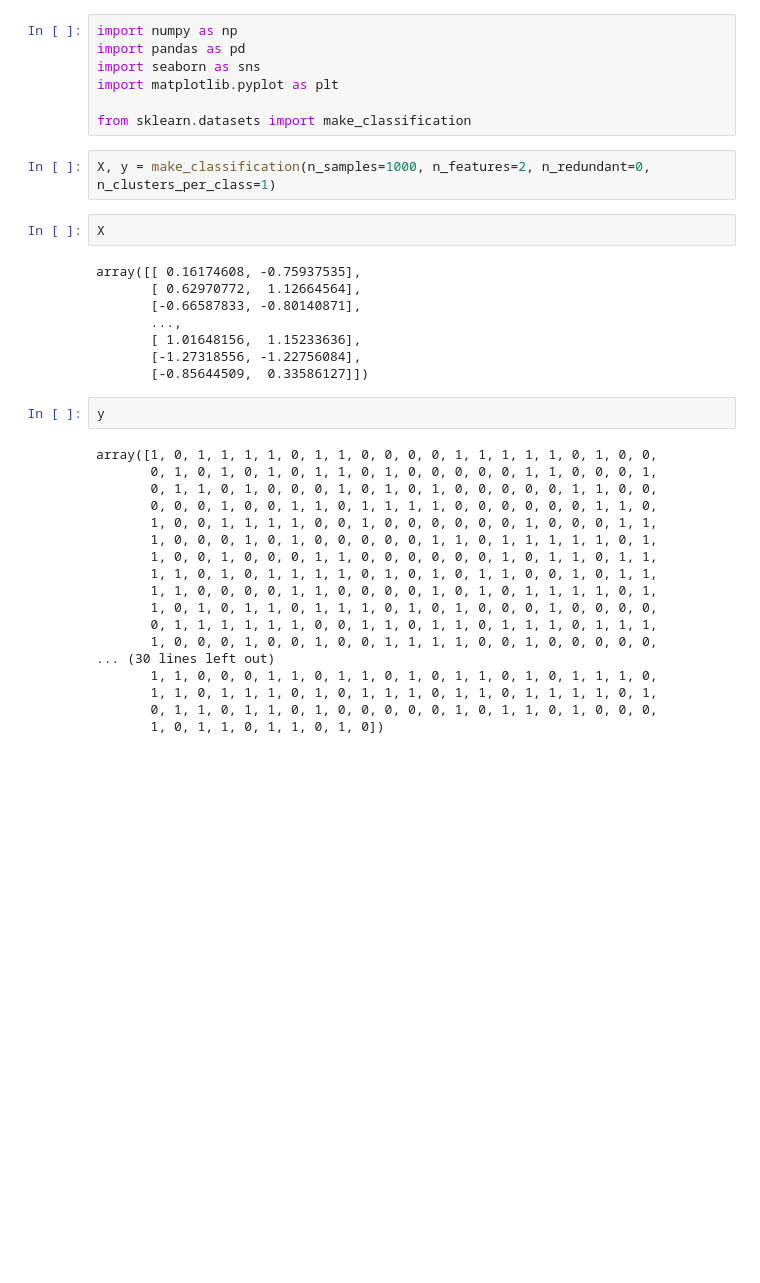
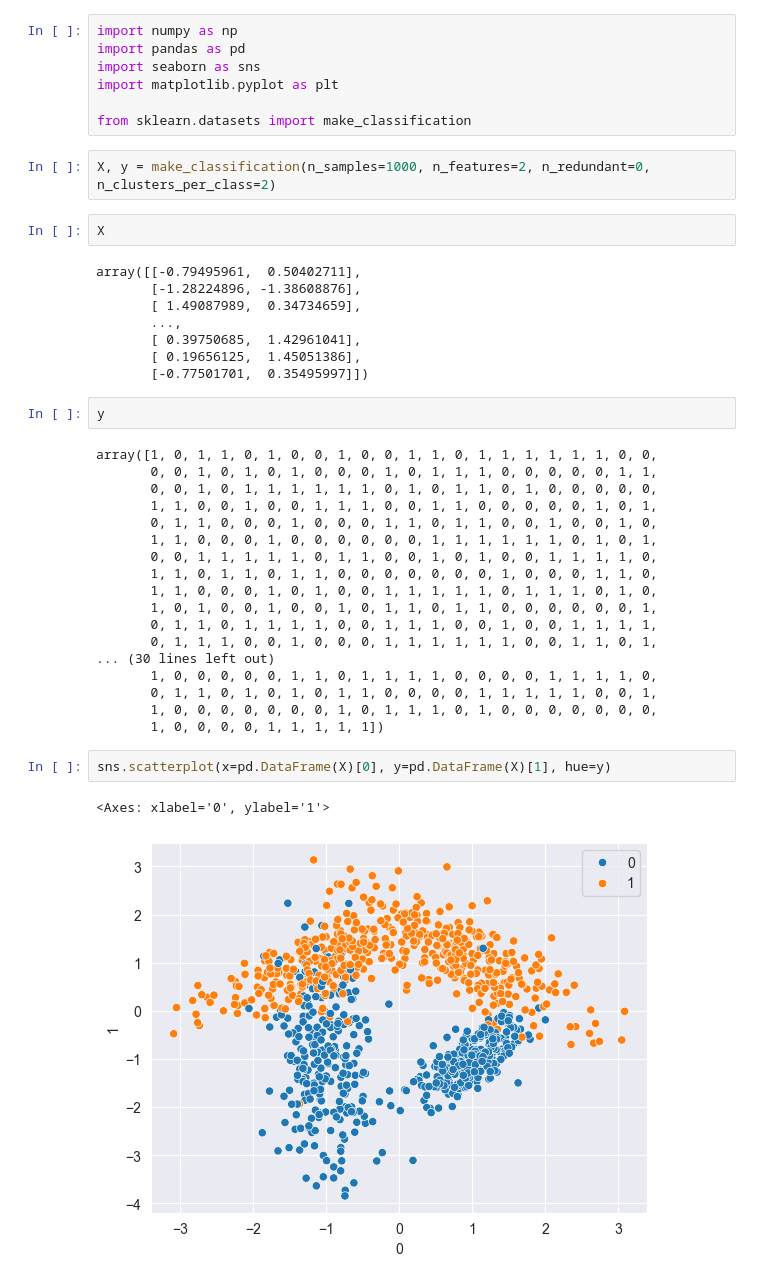
Before and after one commit to itssahilwhat/AI-Fundamentals, a Jupyter notebook: Support Vector Machine/Support Vector Classifier.ipynb, the cells around one changed output. Cells and saved outputs as stored; diff of their text form; blank space fills up the shorter version.

```diff
--- a/Support Vector Machine/Support Vector Classifier.ipynb
+++ b/Support Vector Machine/Support Vector Classifier.ipynb
@@ -6,34 +6,39 @@ import matplotlib.pyplot as plt
 
 from sklearn.datasets import make_classification
 # %%
-X, y = make_classification(n_samples=1000, n_features=2, n_redundant=0, n_clusters_per_class=1)
+X, y = make_classification(n_samples=1000, n_features=2, n_redundant=0, n_clusters_per_class=2)
 # %%
 X
 # %% [output]
-array([[ 0.16174608, -0.75937535],
-       [ 0.62970772,  1.12664564],
-       [-0.66587833, -0.80140871],
+array([[-0.79495961,  0.50402711],
+       [-1.28224896, -1.38608876],
+       [ 1.49087989,  0.34734659],
        ...,
-       [ 1.01648156,  1.15233636],
-       [-1.27318556, -1.22756084],
-       [-0.85644509,  0.33586127]])
+       [ 0.39750685,  1.42961041],
+       [ 0.19656125,  1.45051386],
+       [-0.77501701,  0.35495997]])
 # %%
 y
 # %% [output]
-array([1, 0, 1, 1, 1, 1, 0, 1, 1, 0, 0, 0, 0, 1, 1, 1, 1, 1, 0, 1, 0, 0,
-       0, 1, 0, 1, 0, 1, 0, 1, 1, 0, 1, 0, 0, 0, 0, 0, 1, 1, 0, 0, 0, 1,
-       0, 1, 1, 0, 1, 0, 0, 0, 1, 0, 1, 0, 1, 0, 0, 0, 0, 0, 1, 1, 0, 0,
-       0, 0, 0, 1, 0, 0, 1, 1, 0, 1, 1, 1, 1, 0, 0, 0, 0, 0, 0, 1, 1, 0,
-       1, 0, 0, 1, 1, 1, 1, 0, 0, 1, 0, 0, 0, 0, 0, 0, 1, 0, 0, 0, 1, 1,
-       1, 0, 0, 0, 1, 0, 1, 0, 0, 0, 0, 0, 1, 1, 0, 1, 1, 1, 1, 1, 0, 1,
-       1, 0, 0, 1, 0, 0, 0, 1, 1, 0, 0, 0, 0, 0, 0, 1, 0, 1, 1, 0, 1, 1,
-       1, 1, 0, 1, 0, 1, 1, 1, 1, 0, 1, 0, 1, 0, 1, 1, 0, 0, 1, 0, 1, 1,
-       1, 1, 0, 0, 0, 0, 1, 1, 0, 0, 0, 0, 1, 0, 1, 0, 1, 1, 1, 1, 0, 1,
-       1, 0, 1, 0, 1, 1, 0, 1, 1, 1, 0, 1, 0, 1, 0, 0, 0, 1, 0, 0, 0, 0,
-       0, 1, 1, 1, 1, 1, 1, 0, 0, 1, 1, 0, 1, 1, 0, 1, 1, 1, 0, 1, 1, 1,
-       1, 0, 0, 0, 1, 0, 0, 1, 0, 0, 1, 1, 1, 1, 0, 0, 1, 0, 0, 0, 0, 0,
+array([1, 0, 1, 1, 0, 1, 0, 0, 1, 0, 0, 1, 1, 0, 1, 1, 1, 1, 1, 1, 0, 0,
+       0, 0, 1, 0, 1, 0, 1, 0, 0, 0, 1, 0, 1, 1, 1, 0, 0, 0, 0, 0, 1, 1,
+       0, 0, 1, 0, 1, 1, 1, 1, 1, 1, 0, 1, 0, 1, 1, 0, 1, 0, 0, 0, 0, 0,
+       1, 1, 0, 0, 1, 0, 0, 1, 1, 1, 0, 0, 1, 1, 0, 0, 0, 0, 0, 1, 0, 1,
+       0, 1, 1, 0, 0, 0, 1, 0, 0, 0, 1, 1, 0, 1, 1, 0, 0, 1, 0, 0, 1, 0,
+       1, 1, 0, 0, 0, 1, 0, 0, 0, 0, 0, 0, 1, 1, 1, 1, 1, 1, 0, 1, 0, 1,
+       0, 0, 1, 1, 1, 1, 1, 0, 1, 1, 0, 0, 1, 0, 1, 0, 0, 1, 1, 1, 1, 0,
+       1, 1, 0, 1, 1, 0, 1, 1, 0, 0, 0, 0, 0, 0, 0, 1, 0, 0, 0, 1, 1, 0,
+       1, 1, 0, 0, 0, 1, 0, 1, 0, 0, 1, 1, 1, 1, 1, 0, 1, 1, 1, 0, 1, 0,
+       1, 0, 1, 0, 0, 1, 0, 0, 1, 0, 1, 1, 0, 1, 1, 0, 0, 0, 0, 0, 0, 1,
+       0, 1, 1, 0, 1, 1, 1, 1, 0, 0, 1, 1, 1, 0, 0, 1, 0, 0, 1, 1, 1, 1,
+       0, 1, 1, 1, 0, 0, 1, 0, 0, 0, 1, 1, 1, 1, 1, 1, 0, 0, 1, 1, 0, 1,
 ... (30 lines left out)
-       1, 1, 0, 0, 0, 1, 1, 0, 1, 1, 0, 1, 0, 1, 1, 0, 1, 0, 1, 1, 1, 0,
-       1, 1, 0, 1, 1, 1, 0, 1, 0, 1, 1, 1, 0, 1, 1, 0, 1, 1, 1, 1, 0, 1,
-       0, 1, 1, 0, 1, 1, 0, 1, 0, 0, 0, 0, 0, 1, 0, 1, 1, 0, 1, 0, 0, 0,
-       1, 0, 1, 1, 0, 1, 1, 0, 1, 0])
+       1, 0, 0, 0, 0, 0, 1, 1, 0, 1, 1, 1, 1, 0, 0, 0, 0, 1, 1, 1, 1, 0,
+       0, 1, 1, 0, 1, 0, 1, 0, 1, 1, 0, 0, 0, 0, 1, 1, 1, 1, 1, 0, 0, 1,
+       1, 0, 0, 0, 0, 0, 0, 0, 1, 0, 1, 1, 1, 0, 1, 0, 0, 0, 0, 0, 0, 0,
+       1, 0, 0, 0, 0, 1, 1, 1, 1, 1])
+# %%
+sns.scatterplot(x=pd.DataFrame(X)[0], y=pd.DataFrame(X)[1], hue=y)
+# %% [output]
+<Axes: xlabel='0', ylabel='1'>
+[figure, added]
```
Also changed, not shown: parts of 5 cells of this notebook.
